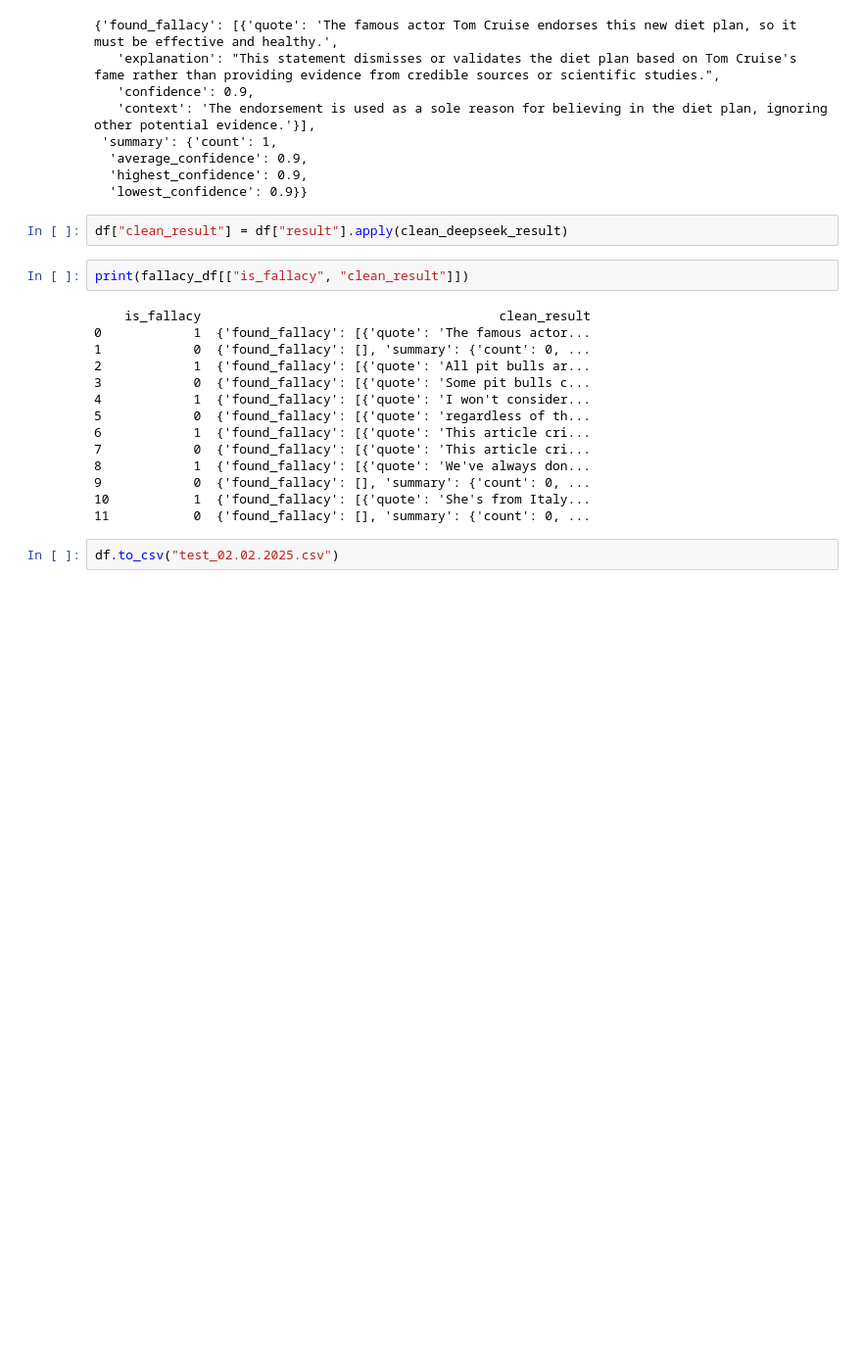
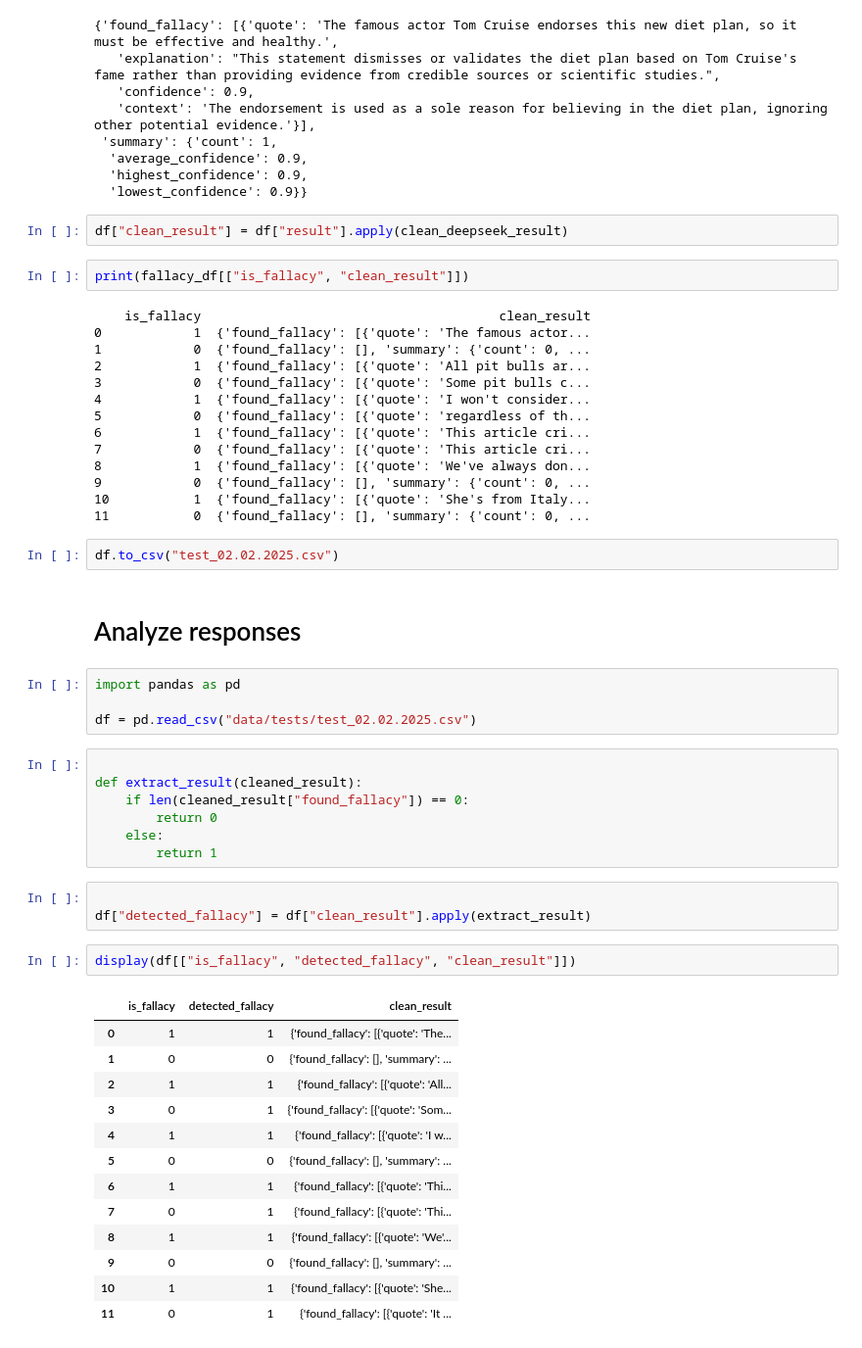
Before and after one commit to pythonpoet/tweede-kamer, a Jupyter notebook: promt.ipynb, the cells around one changed output. Shown: that part at 98% size. Cells and saved outputs as stored; diff of their text form; blank space fills up the shorter version.

```diff
--- a/promt.ipynb
+++ b/promt.ipynb
@@ -352,3 +352,35 @@ print(fallacy_df[["is_fallacy", "clean_result"]])
 11           0  {'found_fallacy': [], 'summary': {'count': 0, ...
 # %%
 df.to_csv("test_02.02.2025.csv")
+# %% [markdown]
+# Analyze responses
+# %%
+import pandas as pd
+
+df = pd.read_csv("data/tests/test_02.02.2025.csv")
+# %%
+
+def extract_result(cleaned_result):
+    if len(cleaned_result["found_fallacy"]) == 0:
+        return 0
+    else:
+        return 1
+# %%
+
+df["detected_fallacy"] = df["clean_result"].apply(extract_result)
+# %%
+display(df[["is_fallacy", "detected_fallacy", "clean_result"]])
+# %% [output]
+|  | is_fallacy | detected_fallacy | clean_result |
+| 0 | 1 | 1 | {'found_fallacy': [{'quote': 'The... |
+| 1 | 0 | 0 | {'found_fallacy': [], 'summary': ... |
+| 2 | 1 | 1 | {'found_fallacy': [{'quote': 'All... |
+| 3 | 0 | 1 | {'found_fallacy': [{'quote': 'Som... |
+| 4 | 1 | 1 | {'found_fallacy': [{'quote': 'I w... |
+| 5 | 0 | 0 | {'found_fallacy': [], 'summary': ... |
+| 6 | 1 | 1 | {'found_fallacy': [{'quote': 'Thi... |
+| 7 | 0 | 1 | {'found_fallacy': [{'quote': 'Thi... |
+| 8 | 1 | 1 | {'found_fallacy': [{'quote': 'We'... |
+| 9 | 0 | 0 | {'found_fallacy': [], 'summary': ... |
+| 10 | 1 | 1 | {'found_fallacy': [{'quote': 'She... |
+| 11 | 0 | 1 | {'found_fallacy': [{'quote': 'It ... |
```
Also changed, not shown: parts of 2 cells of this notebook, 7 other files.
